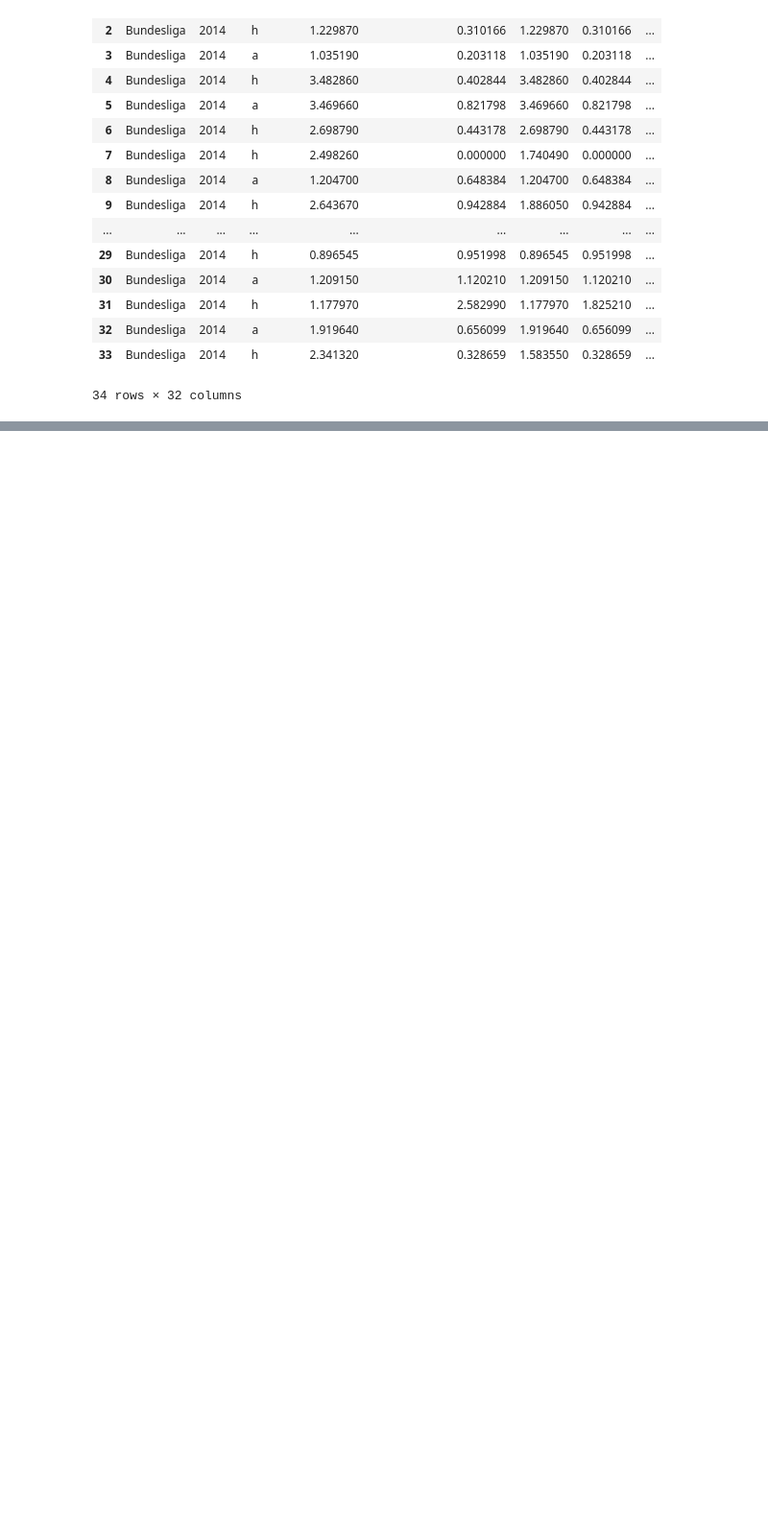
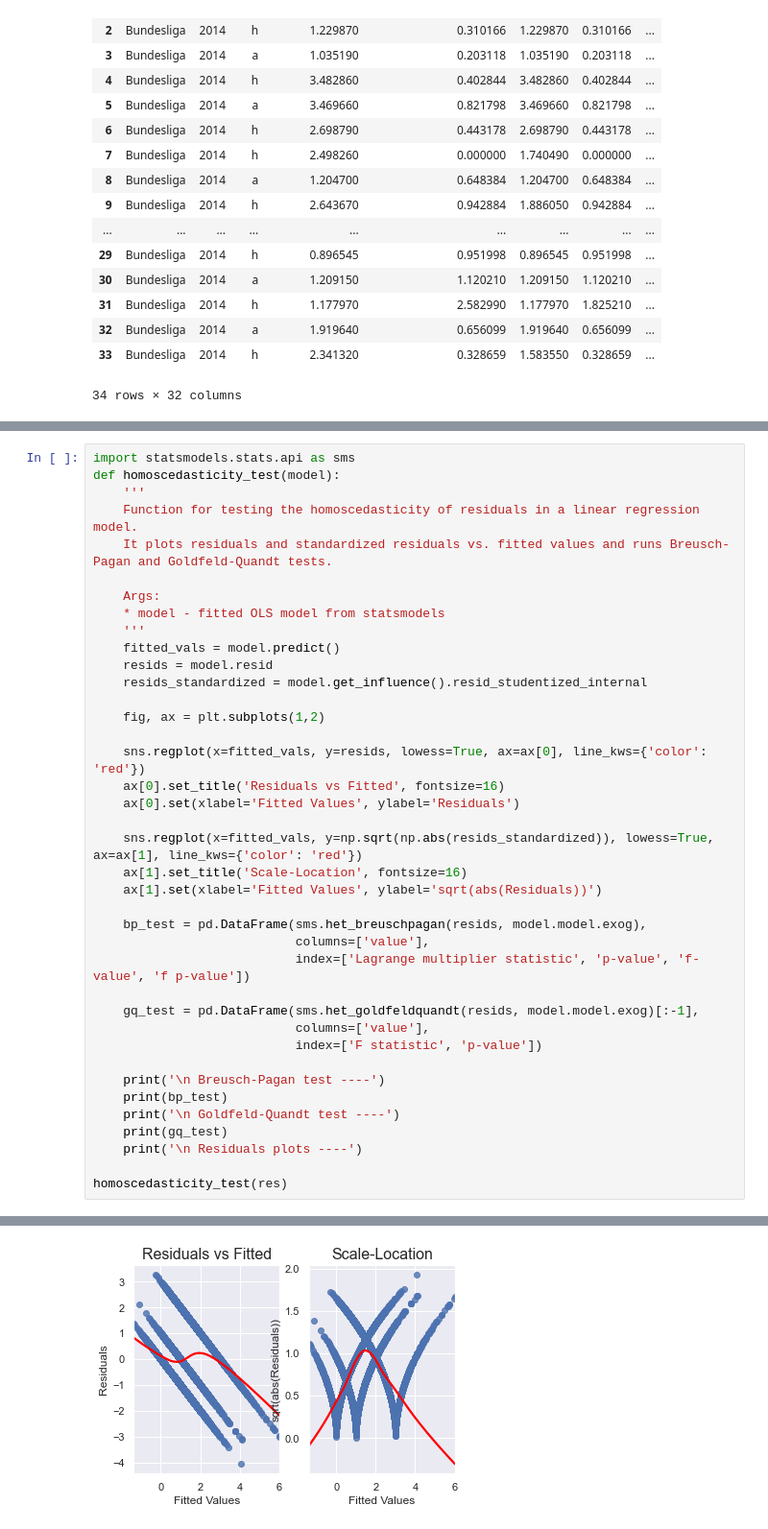
Before and after one commit to fredericojpr/Statistics-for-Data-Science-Project, a Jupyter notebook: Stats.ipynb, the cells around one changed output, grey strips where cells are left out. Shown at 96% size. Cells and saved outputs as stored; diff of their text form; blank space fills up the shorter version.

```diff
--- a/Stats.ipynb
+++ b/Stats.ipynb
@@ -896,0 +999,40 @@ aaa[aaa.name.str.contains('Bayern Munich 2014')]
+# %%
+import statsmodels.stats.api as sms
+def homoscedasticity_test(model):
+    '''
+    Function for testing the homoscedasticity of residuals in a linear regression model.
+    It plots residuals and standardized residuals vs. fitted values and runs Breusch-Pagan and Goldfeld-Quandt tests.
+
+    Args:
+    * model - fitted OLS model from statsmodels
+    '''
+    fitted_vals = model.predict()
+    resids = model.resid
+    resids_standardized = model.get_influence().resid_studentized_internal
+
+    fig, ax = plt.subplots(1,2)
+
+    sns.regplot(x=fitted_vals, y=resids, lowess=True, ax=ax[0], line_kws={'color': 'red'})
+    ax[0].set_title('Residuals vs Fitted', fontsize=16)
+    ax[0].set(xlabel='Fitted Values', ylabel='Residuals')
+
+    sns.regplot(x=fitted_vals, y=np.sqrt(np.abs(resids_standardized)), lowess=True, ax=ax[1], line_kws={'color': 'red'})
+    ax[1].set_title('Scale-Location', fontsize=16)
+    ax[1].set(xlabel='Fitted Values', ylabel='sqrt(abs(Residuals))')
+
+    bp_test = pd.DataFrame(sms.het_breuschpagan(resids, model.model.exog),
+                           columns=['value'],
+                           index=['Lagrange multiplier statistic', 'p-value', 'f-value', 'f p-value'])
+
+    gq_test = pd.DataFrame(sms.het_goldfeldquandt(resids, model.model.exog)[:-1],
+                           columns=['value'],
+                           index=['F statistic', 'p-value'])
+
+    print('\n Breusch-Pagan test ----')
+    print(bp_test)
+    print('\n Goldfeld-Quandt test ----')
+    print(gq_test)
+    print('\n Residuals plots ----')
+
+homoscedasticity_test(res)
+# %% [output]
@@ -896,0 +1052 @@ aaa[aaa.name.str.contains('Bayern Munich 2014')]
+[figure, added]
```
Also changed, not shown: parts of 24 cells of this notebook.
